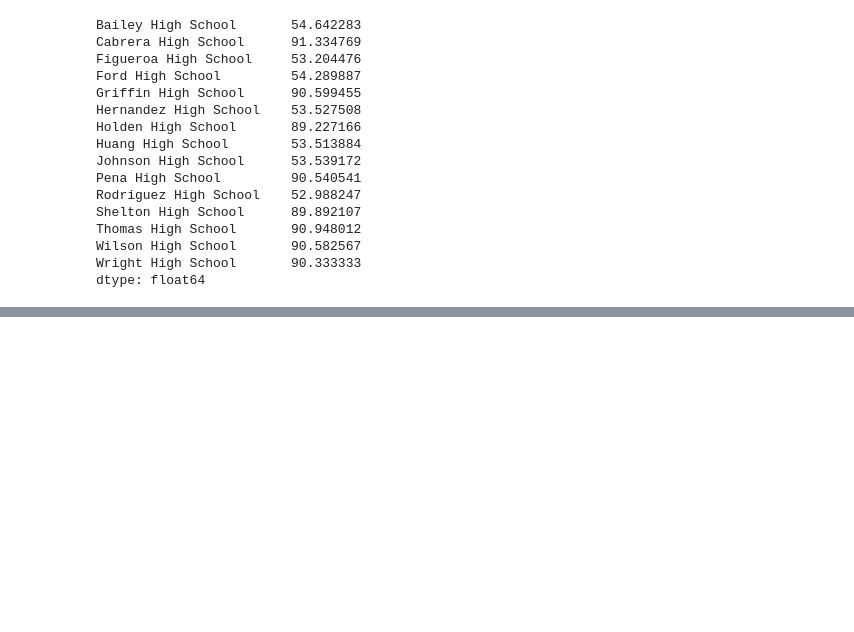
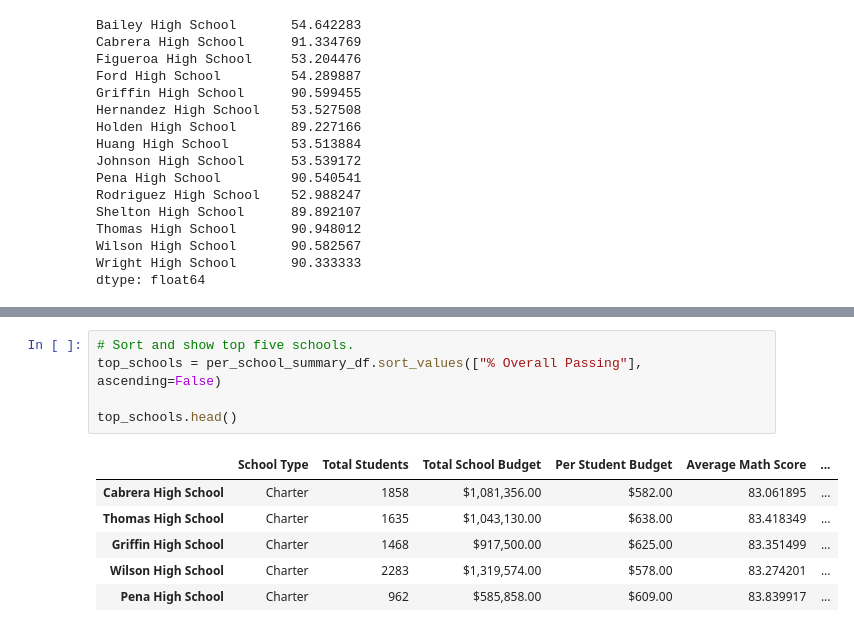
Before and after one commit to ttan0408/School_District_Analysis, a Jupyter notebook: PyCitySchools.ipynb, the cells around one changed output, grey strips where cells are left out. Saved outputs shown, nothing was run; the diff lists cells and outputs as text; blank space fills up the shorter version.

Commit message:
high-low performing schools

```diff
--- a/PyCitySchools.ipynb
+++ b/PyCitySchools.ipynb
@@ -681,3 +681,15 @@ per_school_summary_df.head()
 | Figueroa High School | District | 2949 | $1,884,411.00 | $639.00 | 76.711767 | ... |
 | Ford High School | District | 2739 | $1,763,916.00 | $644.00 | 77.102592 | ... |
 | Griffin High School | Charter | 1468 | $917,500.00 | $625.00 | 83.351499 | ... |
+# %%
+# Sort and show top five schools.
+top_schools = per_school_summary_df.sort_values(["% Overall Passing"], ascending=False)
+
+top_schools.head()
+# %% [output]
+|  | School Type | Total Students | Total School Budget | Per Student Budget | Average Math Score | ... |
+| Cabrera High School | Charter | 1858 | $1,081,356.00 | $582.00 | 83.061895 | ... |
+| Thomas High School | Charter | 1635 | $1,043,130.00 | $638.00 | 83.418349 | ... |
+| Griffin High School | Charter | 1468 | $917,500.00 | $625.00 | 83.351499 | ... |
+| Wilson High School | Charter | 2283 | $1,319,574.00 | $578.00 | 83.274201 | ... |
+| Pena High School | Charter | 962 | $585,858.00 | $609.00 | 83.839917 | ... |
```
Also changed, not shown: parts of 1 cell of this notebook.
